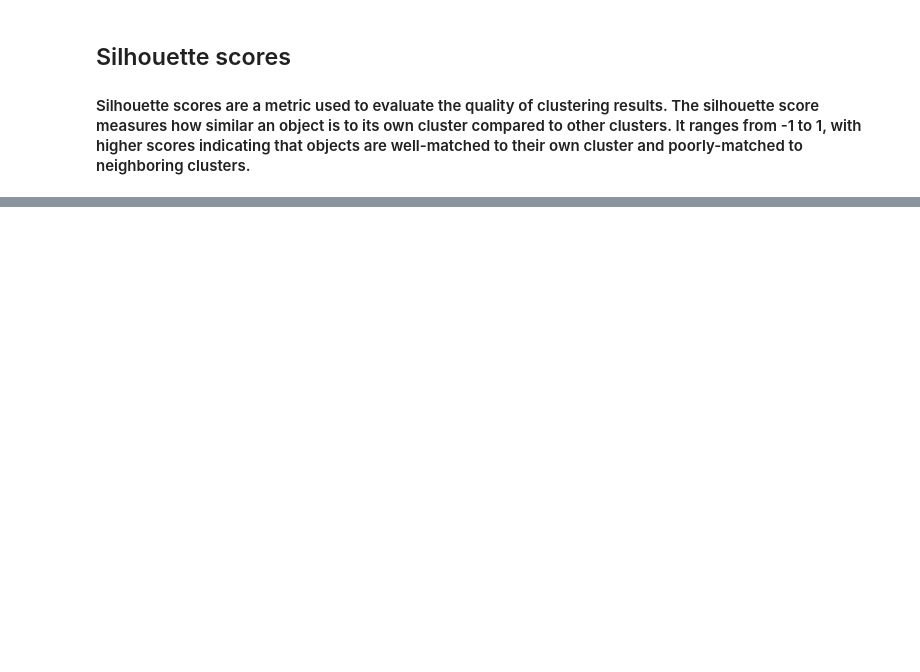
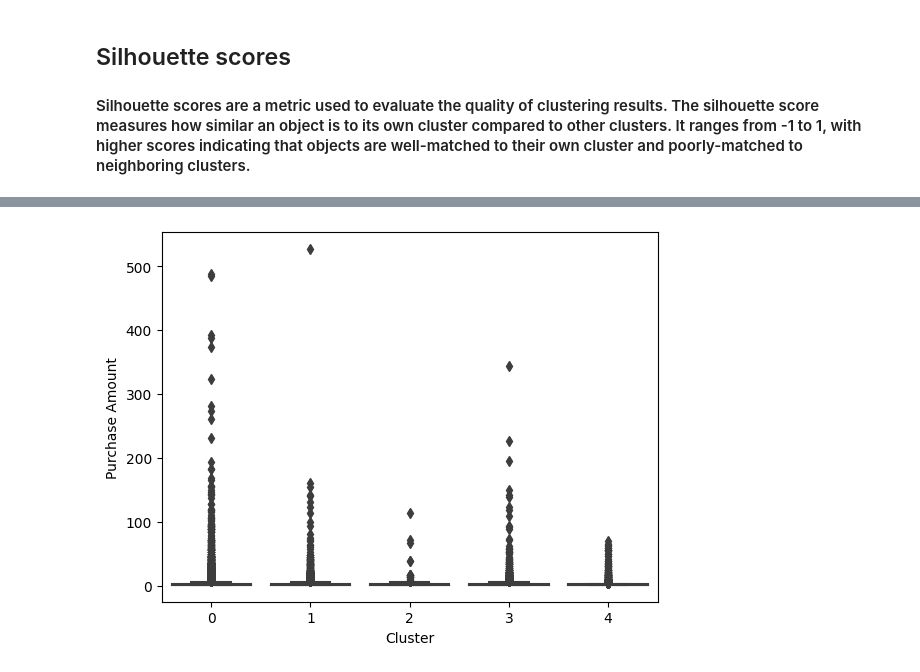
Before and after one commit to data-IA-2022/Olist_Cl-mentine_Manuel_Fengfeng, a Jupyter notebook: data analysis.ipynb, the cells around one changed output, grey strips where cells are left out. Saved outputs shown, nothing was run; the diff lists cells and outputs as text; code cells hidden in the pictures; blank space fills up the shorter version.

```diff
--- a/data analysis.ipynb
+++ b/data analysis.ipynb
@@ -379,3 +371,11 @@ fig = go.Figure(data=[trace], layout=layout)
 
 pio.write_html(fig, file='plot.html', auto_open=True)
 # fig.show()
+# %%
+# Add the cluster labels to the original dataframe
+df2['cluster'] = kmeans.labels_
+
+# Calculate the proportion of purchases in each cluster
+purchase_prop = df2.groupby('cluster')['purchase'].mean()
+
+print(purchase_prop)
@@ -381,0 +390,12 @@ pio.write_html(fig, file='plot.html', auto_open=True)
+# %%
+import seaborn as sns
+
+# Create a boxplot
+sns.boxplot(x="cluster", y="purchase", data=df2)
+
+plt.xlabel('Cluster')
+plt.ylabel('Purchase Amount')
+
+plt.show()
+# %% [output]
+[figure, added]
```
Also changed, not shown: parts of 7 cells of this notebook.
